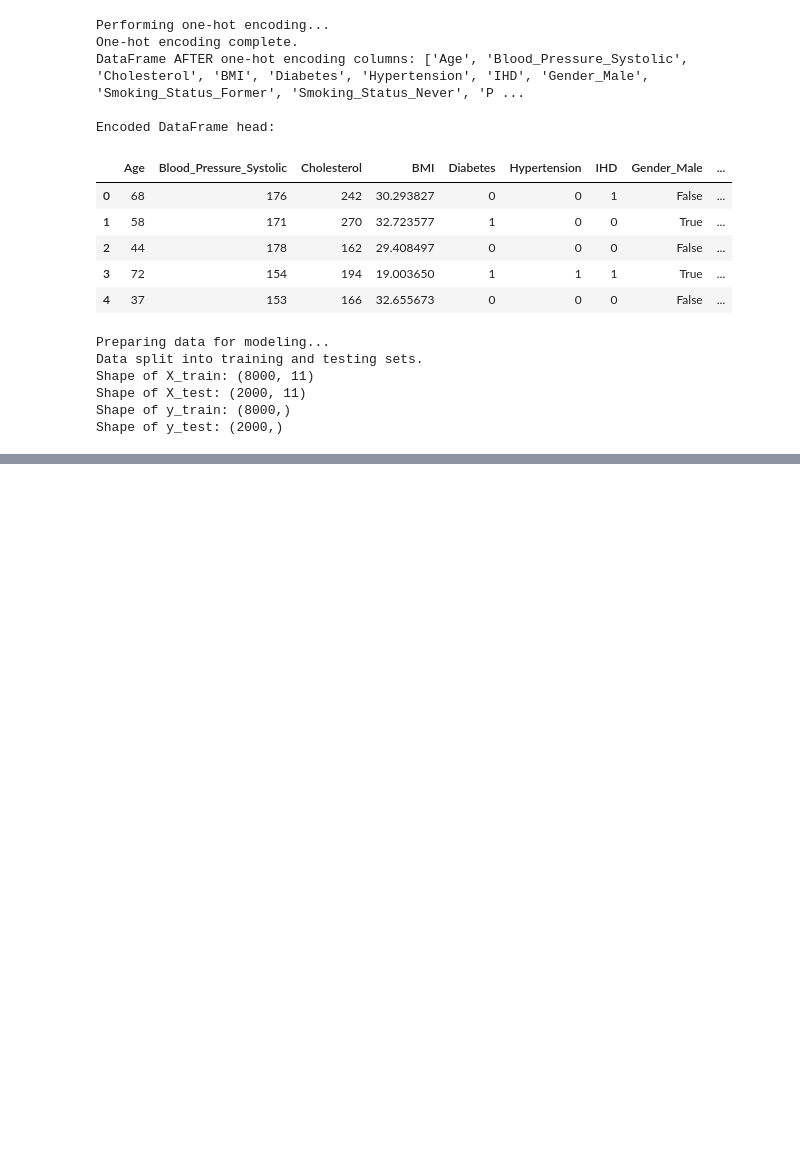
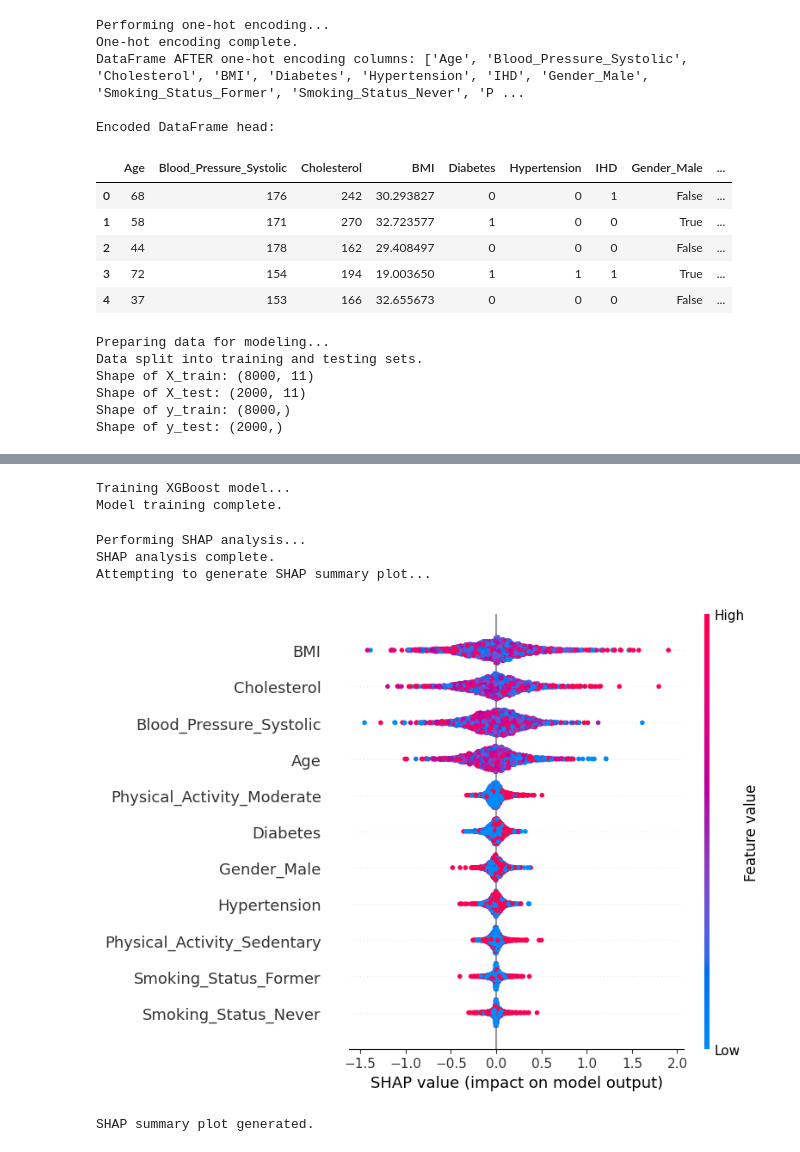
Before and after one commit to gajesh2/IHD-USING-ML-SHAP, a Jupyter notebook: Finalproject1.ipynb, the cells around one changed output, grey strips where cells are left out. Cells and saved outputs as stored; diff of their text form; code cells hidden in the pictures; blank space fills up the shorter version.

```diff
--- a/Finalproject1.ipynb
+++ b/Finalproject1.ipynb
@@ -470,3 +283,60 @@ XGBoost model training complete.
+# %%
+# %%
+# --- Train Model ---
+print("\nTraining XGBoost model...")
+if 'X_train' in locals() and 'y_train' in locals():
+    from xgboost import XGBClassifier
+    model = XGBClassifier()
+    model.fit(X_train, y_train)
+    print("Model training complete.")
+else:
+    print("Training data not found. Skipping model training.")
+# %% [output]
+Training XGBoost model...
+Model training complete.
+# %%
+# %%
+# --- SHAP Analysis ---
+print("\nPerforming SHAP analysis...")
+if 'model' in locals() and 'X_test' in locals():
+    import shap
+    import numpy as np
+
+    # Use TreeExplainer for XGBoost (faster)
+    explainer = shap.TreeExplainer(model)
+
+    # Calculate SHAP values
+    # Ensure X_test has column names that match the model's expectations (it should, as it's from the encoded df)
+    try:
+        shap_values = explainer.shap_values(X_test)
+        print("SHAP analysis complete.")
+
+        # Optional: Visualize locally
+        # This might require adjusting Colab settings for interactive plots
+        try:
+            print("Attempting to generate SHAP summary plot...")
+            # Handle shap_values structure for binary classification if necessary
+            if isinstance(shap_values, list):
+                 # Assuming SHAP values for the positive class (index 1)
+                 shap.summary_plot(shap_values[1], X_test)
+            else:
+                 shap.summary_plot(shap_values, X_test)
+
+            print("SHAP summary plot generated.")
+        except Exception as e:
+            print(f"Could not display SHAP summary plot: {e}")
+            print("Consider running this code in a local environment or saving the plot to a file.")
+
+    except Exception as e:
+        print(f"Error during SHAP value calculation: {e}")
+else:
+    print("Model or test data not found. Skipping SHAP analysis.")
+# %% [output]
+Performing SHAP analysis...
+SHAP analysis complete.
+Attempting to generate SHAP summary plot...
+[figure, added]
+SHAP summary plot generated.
 # %%
 # %%
 # --- Combine Results and SHAP Values ---
```
Also changed, not shown: parts of 6 cells of this notebook.
